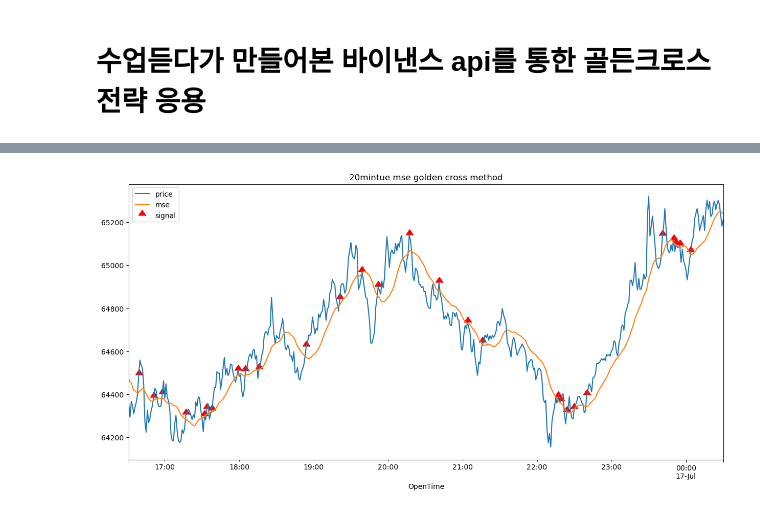
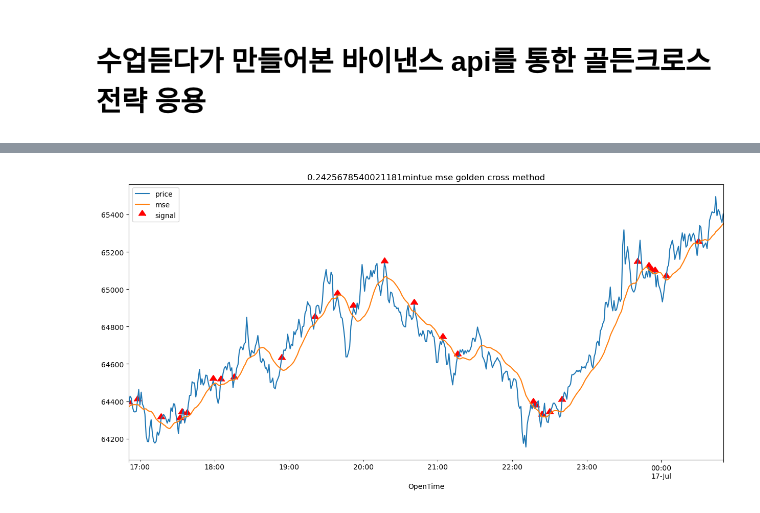
Before and after one commit to SeoDongOk/sesac_study, a Jupyter notebook: 공부정리/서동옥/binance.ipynb, the cells around one changed output, grey strips where cells are left out. Saved outputs shown, nothing was run; the diff lists cells and outputs as text; code cells hidden in the pictures.

```diff
--- a/공부정리/서동옥/binance.ipynb
+++ b/공부정리/서동옥/binance.ipynb
@@ -7,7 +7,6 @@ import pandas as pd
 import matplotlib.pyplot as plt
 import requests
 import json
-import time
 Ticker = 'BTCUSDT' #비트코인, 달러코인 페어
 interval = '1m' # 1분봉
 startTime = "1721066160000"# 시간지정 유닉스타임
@@ -21,9 +20,9 @@ using_case = pd.DataFrame(df["Close"])
 using_case = using_case.astype('Float32')
 
 ## 강의에서 사용된 변수명은 수정하지 않음.
-보유일 = 20
-print(f"{보유일}분 이동평균선 상향 돌파 Signal")
-using_case_rolling=using_case.rolling(보유일).mean()
+holding = 20
+print(f"{holding}분 이동평균선 상향 돌파 Signal")
+using_case_rolling=using_case.rolling(holding).mean()
 #--------------------------------------------------------------------------------------------start
 signal_i_list = []
 signal_date_list = []
@@ -33,30 +32,29 @@ signal_return_list = []
 
 
 for i in range(len(using_case)):
-    if i < 1 or i > len(using_case) - 보유일:
+    if i < 1 or i > len(using_case) - holding:
         continue
     prev_date = using_case.index[i-1]
     now_date = using_case.index[i]
-    직전_주가 = using_case["Close"][i-1]
-    당일_주가 = using_case["Close"][i]
-    직전_이평선 = using_case_rolling["Close"][i-1]
-    당일_이평선 = using_case_rolling["Close"][i]
-    if 직전_주가 < 직전_이평선 and 당일_주가 > 당일_이평선 and i+보유일 < len(using_case):
-        sell_date = using_case["Close"][i+보유일]
-        매도시_주가 = using_case["Close"][i+보유일]
-        수익률 = (매도시_주가-당일_주가) / 당일_주가*100
-        print(f"  - {now_date}  Signal 발생!  매수주가 {당일_주가:.0f}  ->  매도주가 {매도시_주가:.0f}  , 수익률 {수익률:.3f} %")
+    prev_price = using_case["Close"].iloc[i-1]
+    current_price = using_case["Close"].iloc[i]
+    prev_mse = using_case_rolling["Close"].iloc[i-1]
+    current_mse = using_case_rolling["Close"].iloc[i]
+    if prev_price < prev_mse and current_price > current_mse and i+holding < len(using_case):
+        sell_price = using_case["Close"].iloc[i+holding]
+        income = (sell_price-current_price) / current_price*100
+        print(f"  - {now_date}  Signal 발생!  매수주가 {current_price:.0f}  ->  매도주가 {sell_price:.0f}  , 수익률 {income:.3f} %")
         #--------------------------------------------------------------------------------------------start
         signal_i_list.append(using_case.index[i])
         signal_date_list.append(now_date)
-        signal_price_list.append(당일_주가)
-        signal_return_list.append(수익률)
+        signal_price_list.append(current_price)
+        signal_return_list.append(income)
         #--------------------------------------------------------------------------------------------end
 print(f"총 시그널 발생 횟수: {len(signal_return_list)}, 총 수익률: {sum(signal_return_list)}")
 using_case["Close"][20:].plot(figsize=(15,7), label='price');
 using_case_rolling["Close"][20:].plot(label='mse');
 plt.scatter(x=signal_i_list, y=signal_price_list, marker=10, color='red', s=100 , label='signal');
-plt.title(f"{보유일}mintue mse golden cross method")
+plt.title(f"{income}mintue mse golden cross method")
 plt.legend();
 # %% [output]
 20분 이동평균선 상향 돌파 Signal
@@ -79 +77 @@ plt.legend();
-[figure, old version]
+[figure, new version]
```
Also changed, not shown: parts of 1 cell of this notebook.
